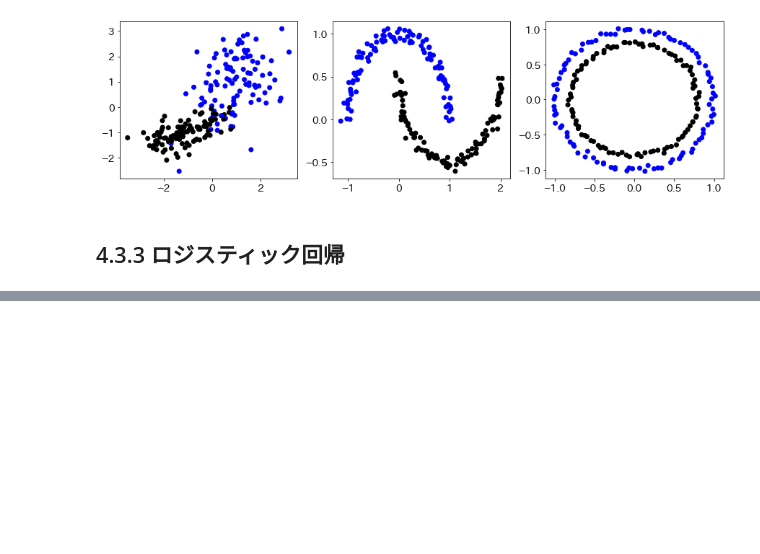
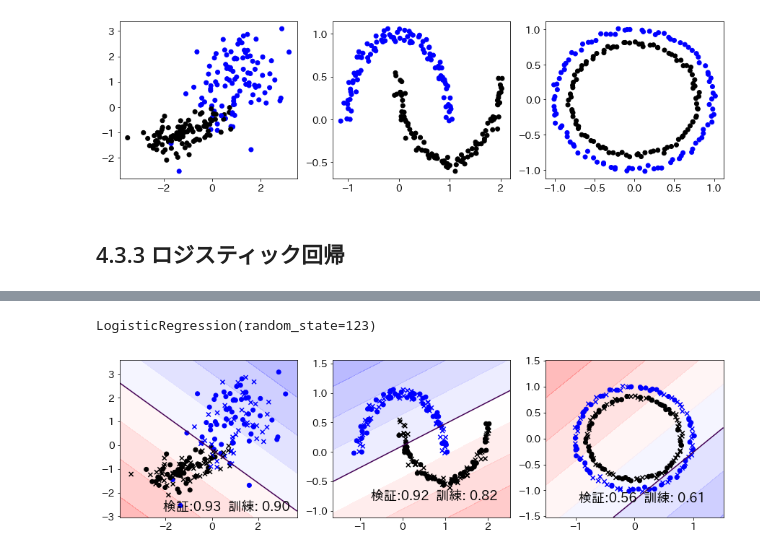
Before and after one commit to hirokimituya/book_create-profitable-AI-with-Python, a Jupyter notebook: ch04_03_algorithm.ipynb, the cells around one changed output, grey strips where cells are left out. Cells and saved outputs as stored; diff of their text form; code cells hidden in the pictures; blank space fills up the shorter version.

```diff
--- a/ch04_03_algorithm.ipynb
+++ b/ch04_03_algorithm.ipynb
@@ -84,0 +144,25 @@ plt.show()
+# %%
+# 散布図と決定境界の表示関数
+
+def plot_boundaries(algorithm, DataList):
+    plt.figure(figsize=(15,4))
+    for i, data in enumerate(DataList):
+        X, y = data
+        ax = plt.subplot(1, N, i+1)
+        plot_boundary(ax, X, y, algorithm)
+    plt.show()
+# %%
+# ロジスティック回帰の散布図・分類結果表示
+
+# アルゴリズムの選択
+from sklearn.linear_model import LogisticRegression
+algorithm = LogisticRegression(random_state=random_seed)
+
+# アルゴリズムの持つパラメータの表示
+print(algorithm)
+
+# 表示関数の呼び出し
+plot_boundaries(algorithm, DataList)
+# %% [output]
+LogisticRegression(random_state=123)
+[figure, added]
```
Also changed, not shown: parts of 13 cells of this notebook.
